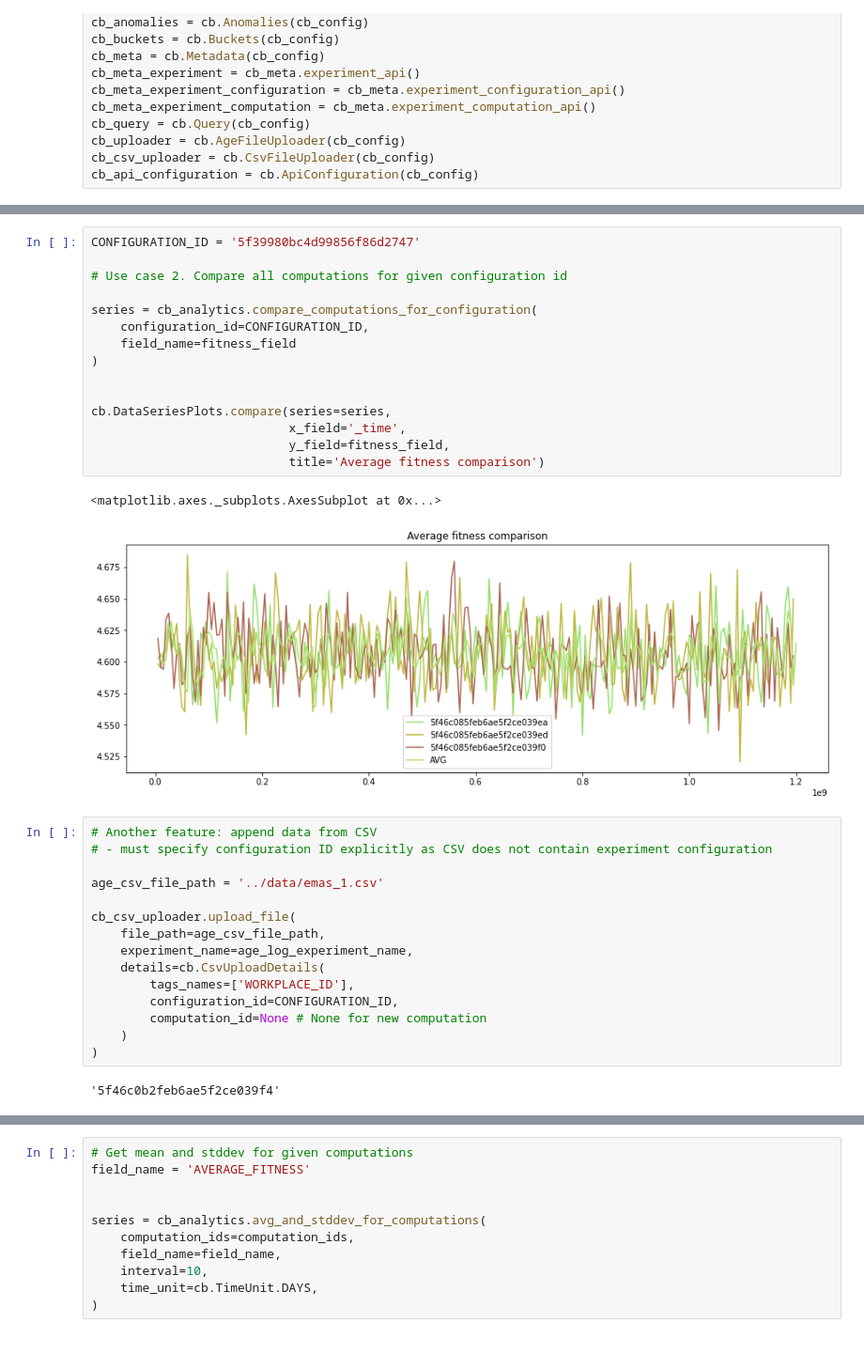
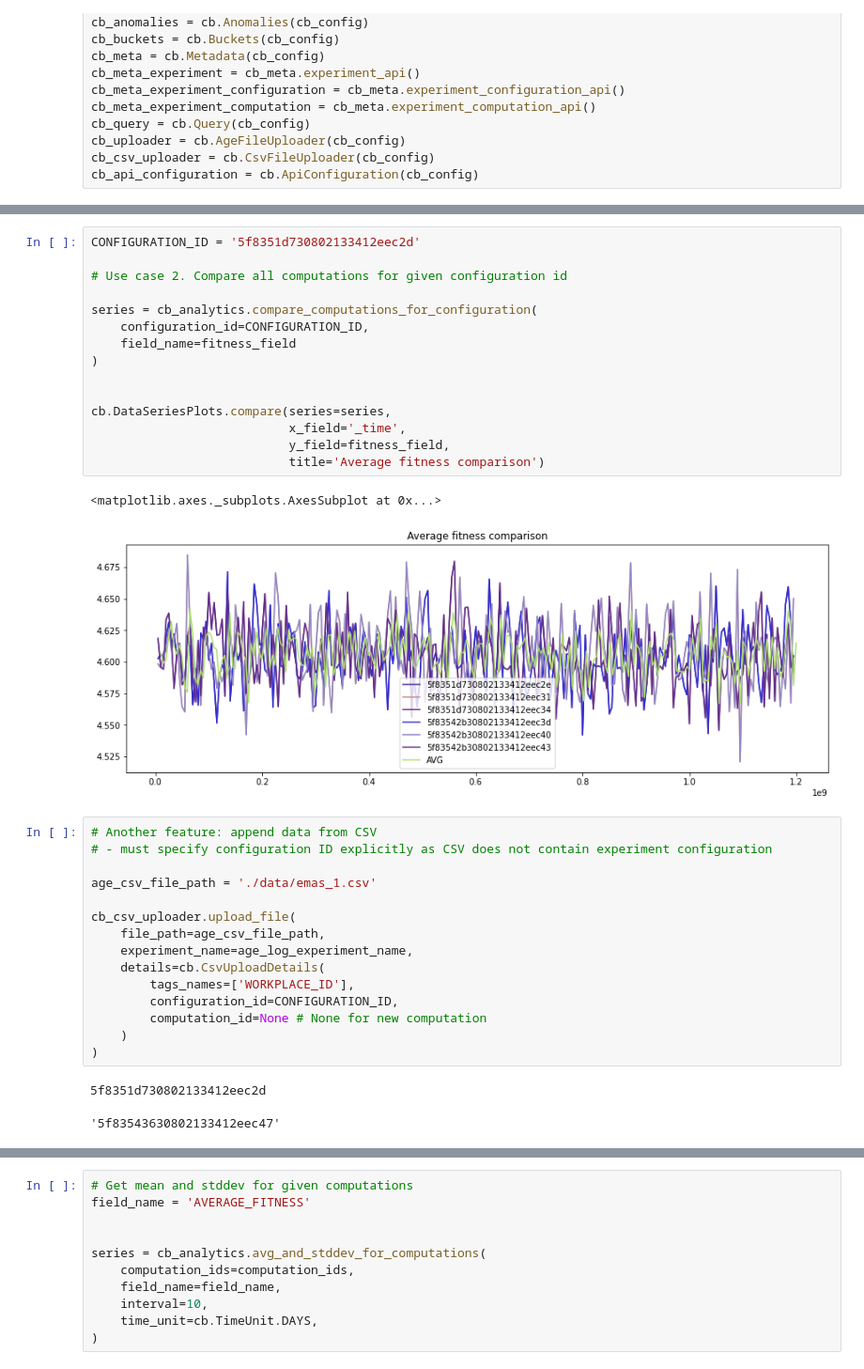
Before and after one commit to olliekrk/cloud-berry, a Jupyter notebook: cloudberry-py/cloudberry_demo.ipynb, the cells around one changed output, grey strips where cells are left out. Shown: that part at 94% size. Saved outputs shown, nothing was run; the diff lists cells and outputs as text.

```diff
--- a/cloudberry-py/cloudberry_demo.ipynb
+++ b/cloudberry-py/cloudberry_demo.ipynb
@@ -208,26 +211,26 @@ cb.DataSeriesPlots.compare(series=series,
 # %%
-CONFIGURATION_ID = '5f39980bc4d99856f86d2747'
+CONFIGURATION_ID = '5f8351d730802133412eec2d'
 
 # Use case 2. Compare all computations for given configuration id
 
 series = cb_analytics.compare_computations_for_configuration(
     configuration_id=CONFIGURATION_ID,
     field_name=fitness_field
 )
 
 
 cb.DataSeriesPlots.compare(series=series,
                            x_field='_time',
                            y_field=fitness_field,
                            title='Average fitness comparison')
 # %% [output]
 <matplotlib.axes._subplots.AxesSubplot at 0x...>
-[figure, old version]
+[figure, new version]
 # %%
 # Another feature: append data from CSV
 # - must specify configuration ID explicitly as CSV does not contain experiment configuration
 
-age_csv_file_path = '../data/emas_1.csv'
+age_csv_file_path = './data/emas_1.csv'
 
 cb_csv_uploader.upload_file(
     file_path=age_csv_file_path,
@@ -239,7 +242,8 @@ cb_csv_uploader.upload_file(
     )
 )
 # %% [output]
-'5f46c0b2feb6ae5f2ce039f4'
+5f8351d730802133412eec2d
+'5f83543630802133412eec47'
 # %%
 configuration_ids = [
     CONFIGURATION_ID,
```
Also changed, not shown: parts of 18 cells of this notebook, 3 other files.
